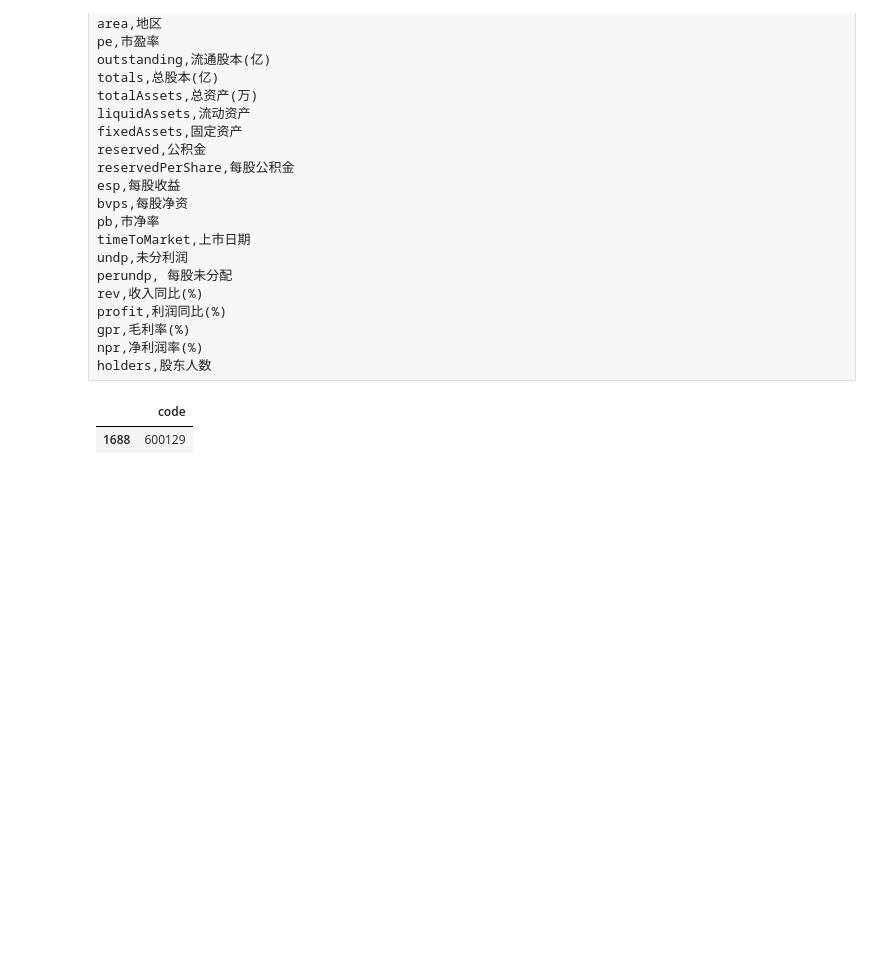
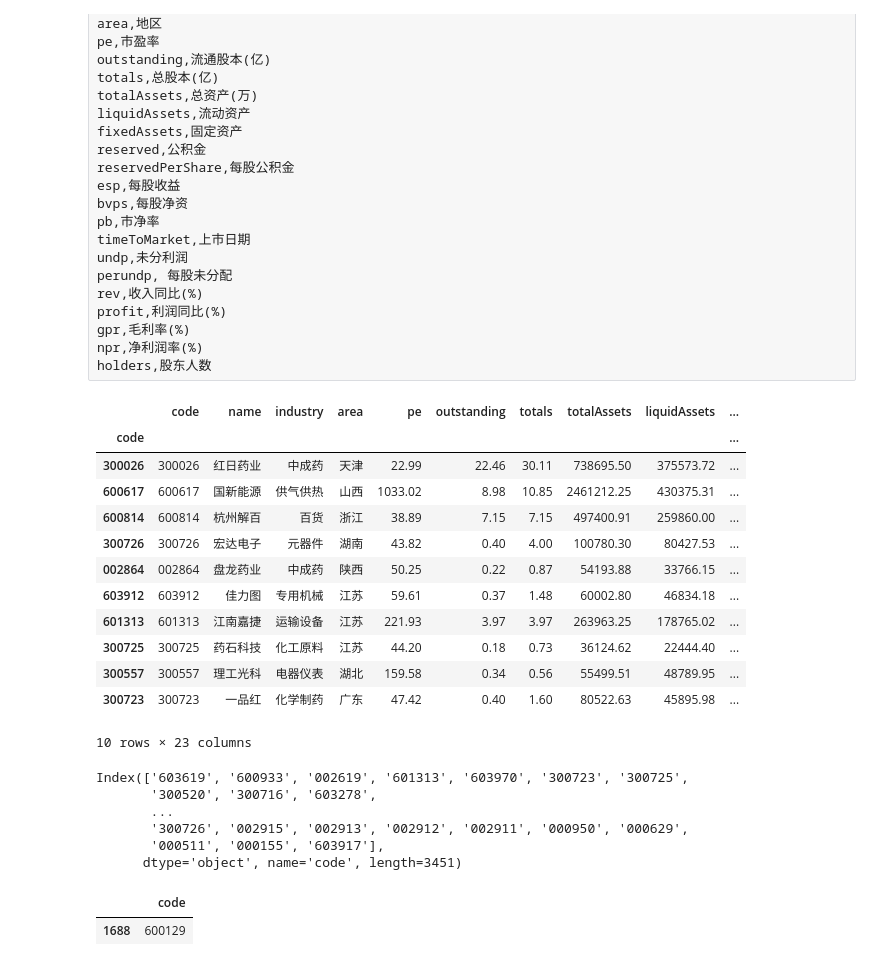
Before and after one commit to jefflyn/tesseract, a Jupyter notebook: stocks/fundamental_data.ipynb, the cells around one changed output. Saved outputs shown, nothing was run; the diff lists cells and outputs as text; code cells hidden in the pictures; blank space fills up the shorter version.

```diff
--- a/stocks/fundamental_data.ipynb
+++ b/stocks/fundamental_data.ipynb
@@ -56,3 +56,21 @@ npr,净利润率(%)
 holders,股东人数
 # %%
 basics = ts.get_stock_basics()
+# %%
+basics.insert(0,'code',basics.index)
+# %%
+basics.head(10)
+# %% [output]
+|  | code | name | industry | area | pe | outstanding | totals | totalAssets | liquidAssets | ... |
+| code |  |  |  |  |  |  |  |  |  | ... |
+| 300026 | 300026 | 红日药业 | 中成药 | 天津 | 22.99 | 22.46 | 30.11 | 738695.50 | 375573.72 | ... |
+| 600617 | 600617 | 国新能源 | 供气供热 | 山西 | 1033.02 | 8.98 | 10.85 | 2461212.25 | 430375.31 | ... |
+| 600814 | 600814 | 杭州解百 | 百货 | 浙江 | 38.89 | 7.15 | 7.15 | 497400.91 | 259860.00 | ... |
+| 300726 | 300726 | 宏达电子 | 元器件 | 湖南 | 43.82 | 0.40 | 4.00 | 100780.30 | 80427.53 | ... |
+| 002864 | 002864 | 盘龙药业 | 中成药 | 陕西 | 50.25 | 0.22 | 0.87 | 54193.88 | 33766.15 | ... |
+| 603912 | 603912 | 佳力图 | 专用机械 | 江苏 | 59.61 | 0.37 | 1.48 | 60002.80 | 46834.18 | ... |
+| 601313 | 601313 | 江南嘉捷 | 运输设备 | 江苏 | 221.93 | 3.97 | 3.97 | 263963.25 | 178765.02 | ... |
+| 300725 | 300725 | 药石科技 | 化工原料 | 江苏 | 44.20 | 0.18 | 0.73 | 36124.62 | 22444.40 | ... |
+| 300557 | 300557 | 理工光科 | 电器仪表 | 湖北 | 159.58 | 0.34 | 0.56 | 55499.51 | 48789.95 | ... |
+| 300723 | 300723 | 一品红 | 化学制药 | 广东 | 47.42 | 0.40 | 1.60 | 80522.63 | 45895.98 | ... |
+10 rows × 23 columns
@@ -59,2 +79,9 @@ basics = ts.get_stock_basics()
 # %%
 basics.index
+# %% [output]
+Index(['603619', '600933', '002619', '601313', '603970', '300723', '300725',
+       '300520', '300716', '603278',
+       ...
+       '300726', '002915', '002913', '002912', '002911', '000950', '000629',
+       '000511', '000155', '603917'],
+      dtype='object', name='code', length=3451)
```
Also changed, not shown: parts of 3 cells of this notebook, 2 other files.
